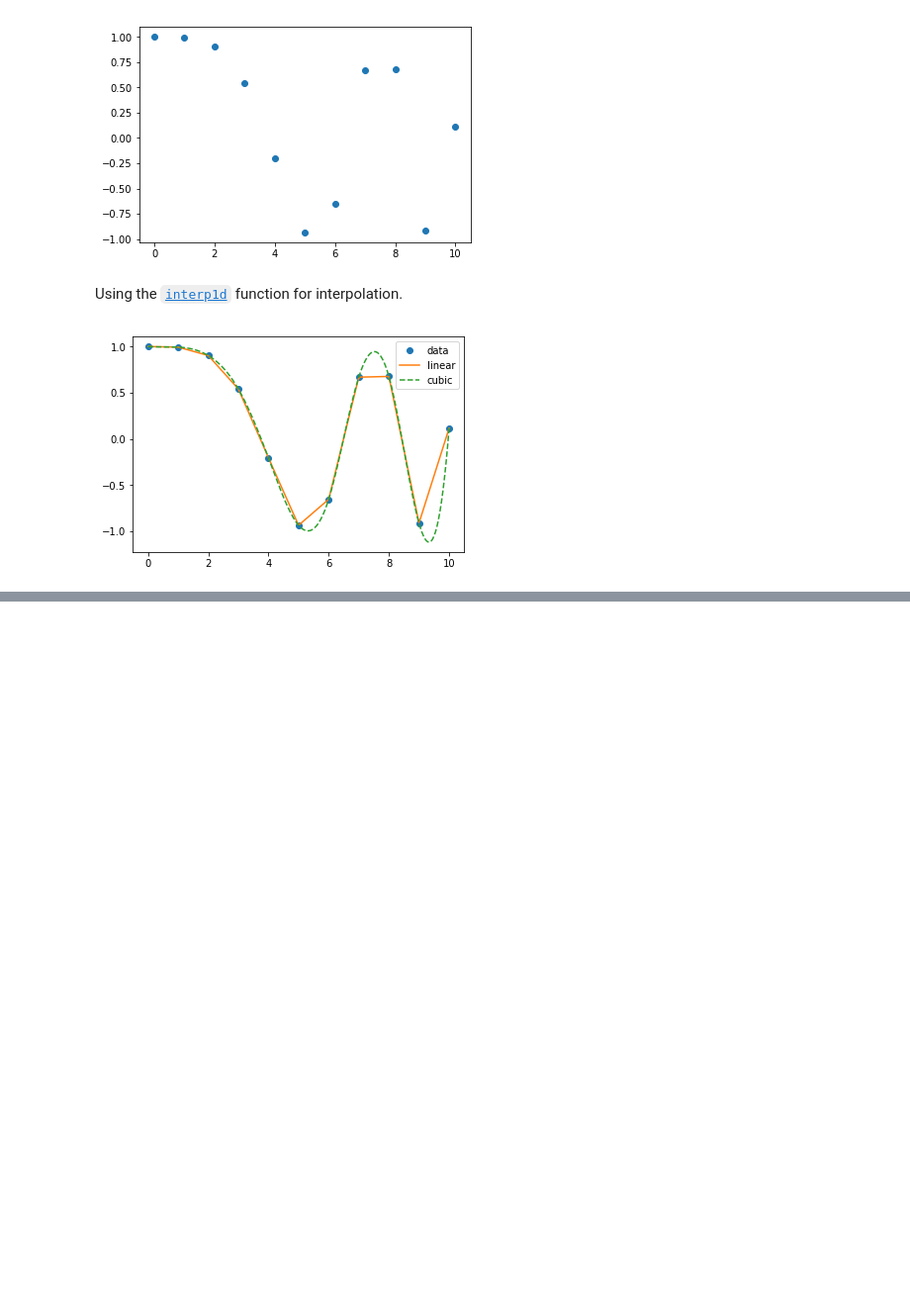
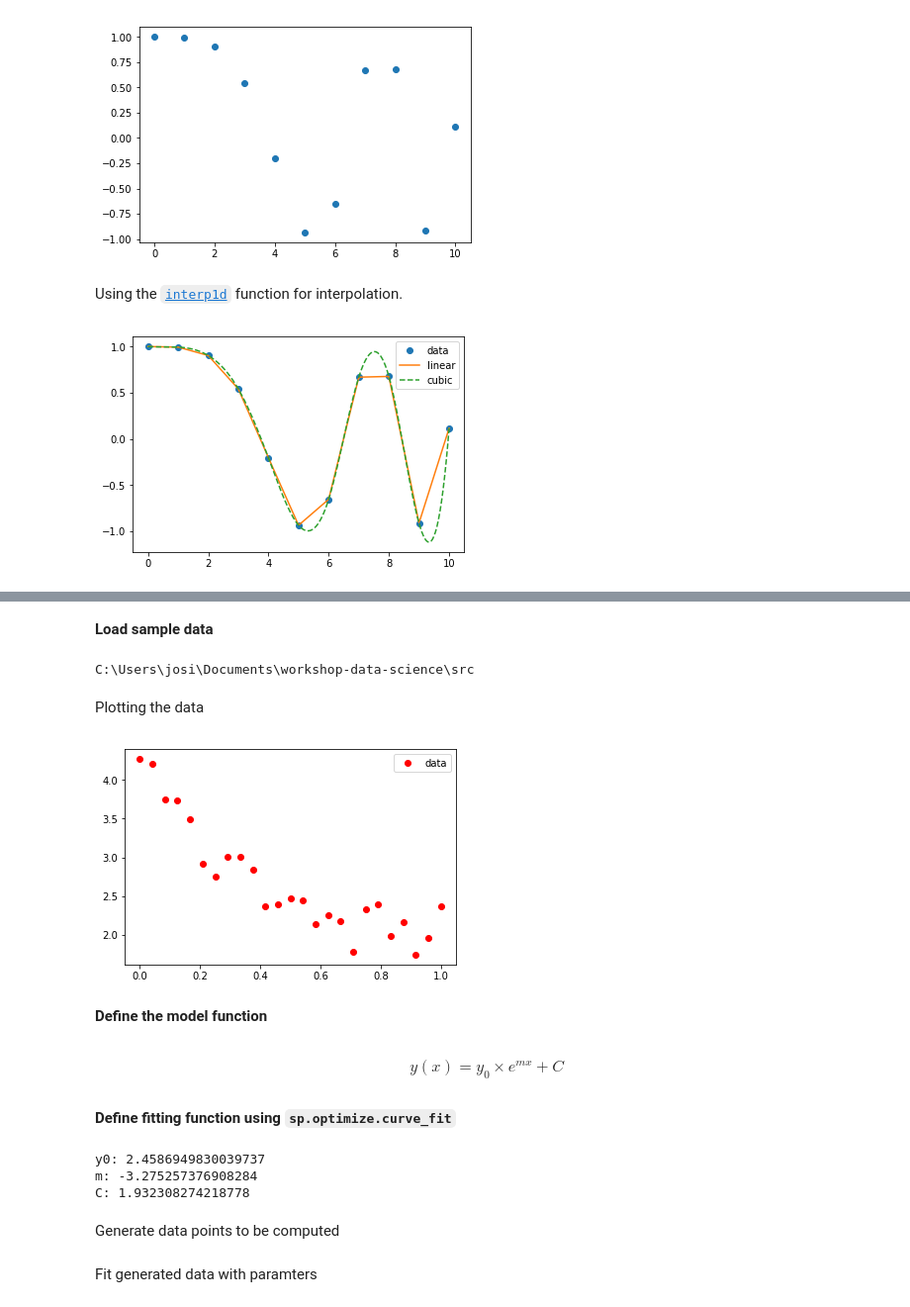
Before and after one commit to eotp/workshop-data-science-CODE, a Jupyter notebook: notebooks/02e - The Python Ecosystem - The SciPy library.ipynb, the cells around one changed output, grey strips where cells are left out. Shown at 99% size. Cells and saved outputs as stored; diff of their text form; code cells hidden in the pictures; blank space fills up the shorter version.

```diff
--- a/notebooks/02e - The Python Ecosystem - The SciPy library.ipynb
+++ b/notebooks/02e - The Python Ecosystem - The SciPy library.ipynb
@@ -113,0 +126,12 @@ ax.legend(['data', 'linear', 'cubic'], loc='best');
+# %% [markdown]
+**Load sample data**
+# %%
+import os
+import sys
+
+# add the 'src' directory as one where we can import modules
+src_dir = os.path.abspath(os.path.join(os.getcwd(), os.pardir, 'src'))
+sys.path.append(src_dir)
+print(src_dir)
+# %% [output]
+C:\Users\josi\Documents\workshop-data-science\src
@@ -113,0 +140,15 @@ ax.legend(['data', 'linear', 'cubic'], loc='best');
+# %%
+data_x, data_y = hf.data_exponential()
+# %% [markdown]
+Plotting the data
+# %%
+import matplotlib.pyplot as plt
+fig, ax = plt.subplots()
+ax.plot(data_x, data_y, 'ro', label="data")
+ax.legend();
+# %% [output]
+[figure, added]
+# %% [markdown]
+**Define the model function**
+# %% [markdown]
+$$y(x)=y_{0} \times e^{mx}+ C$$
@@ -113,0 +159,2 @@ ax.legend(['data', 'linear', 'cubic'], loc='best');
+# %% [markdown]
+**Define fitting function using `sp.optimize.curve_fit`**
@@ -113,0 +167,11 @@ ax.legend(['data', 'linear', 'cubic'], loc='best');
+# %%
+y0, m, C = fit_exp_nonlinear(data_x, data_y)
+print("y0:", y0)
+print("m:", m)
+print("C:", C)
+# %% [output]
+y0: 2.4586949830039737
+m: -3.275257376908284
+C: 1.932308274218778
+# %% [markdown]
+Generate data points to be computed
@@ -113,0 +180,2 @@ ax.legend(['data', 'linear', 'cubic'], loc='best');
+# %% [markdown]
+Fit generated data with paramters
```
Also changed, not shown: parts of 11 cells of this notebook, 4 other files.
